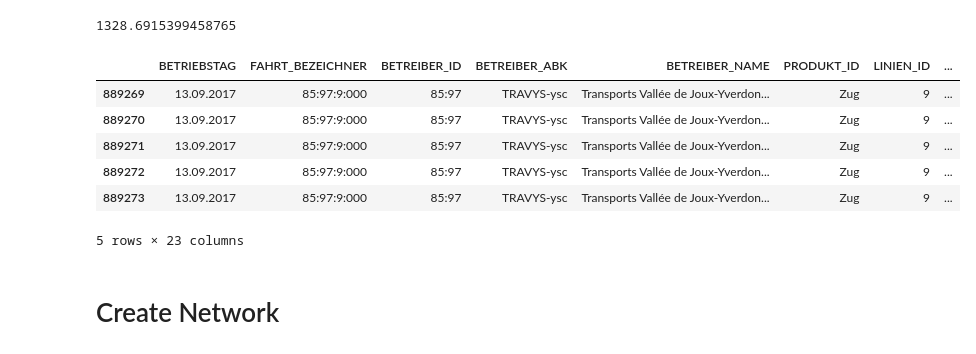
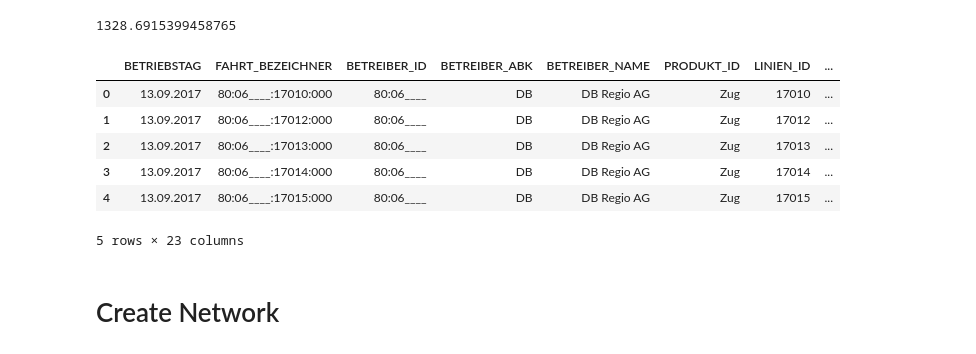
Before and after one commit to mbanga9/DataScience_Labs, a Jupyter notebook: Final-Project-2.ipynb, the cells around one changed output. Drawn from its saved outputs; the diff is of its cells as text; code cells hidden in the pictures.

```diff
--- a/Final-Project-2.ipynb
+++ b/Final-Project-2.ipynb
@@ -83,14 +83,14 @@ print(distance.distance(zurich_coord, salamanca).km)
 # %%
 df = pd.merge(data,station_df,on='BPUIC',how='left')
 # %%
-df.tail()
+df.head()
 # %% [output]
 |  | BETRIEBSTAG | FAHRT_BEZEICHNER | BETREIBER_ID | BETREIBER_ABK | BETREIBER_NAME | PRODUKT_ID | LINIEN_ID | ... |
-| 889269 | 13.09.2017 | 85:97:9:000 | 85:97 | TRAVYS-ysc | Transports Vallée de Joux-Yverdon... | Zug | 9 | ... |
-| 889270 | 13.09.2017 | 85:97:9:000 | 85:97 | TRAVYS-ysc | Transports Vallée de Joux-Yverdon... | Zug | 9 | ... |
-| 889271 | 13.09.2017 | 85:97:9:000 | 85:97 | TRAVYS-ysc | Transports Vallée de Joux-Yverdon... | Zug | 9 | ... |
-| 889272 | 13.09.2017 | 85:97:9:000 | 85:97 | TRAVYS-ysc | Transports Vallée de Joux-Yverdon... | Zug | 9 | ... |
-| 889273 | 13.09.2017 | 85:97:9:000 | 85:97 | TRAVYS-ysc | Transports Vallée de Joux-Yverdon... | Zug | 9 | ... |
+| 0 | 13.09.2017 | 80:06____:17010:000 | 80:06____ | DB | DB Regio AG | Zug | 17010 | ... |
+| 1 | 13.09.2017 | 80:06____:17012:000 | 80:06____ | DB | DB Regio AG | Zug | 17012 | ... |
+| 2 | 13.09.2017 | 80:06____:17013:000 | 80:06____ | DB | DB Regio AG | Zug | 17013 | ... |
+| 3 | 13.09.2017 | 80:06____:17014:000 | 80:06____ | DB | DB Regio AG | Zug | 17014 | ... |
+| 4 | 13.09.2017 | 80:06____:17015:000 | 80:06____ | DB | DB Regio AG | Zug | 17015 | ... |
 5 rows × 23 columns
 # %% [markdown]
 # Create Network
```
Also changed, not shown: parts of 14 cells of this notebook.
